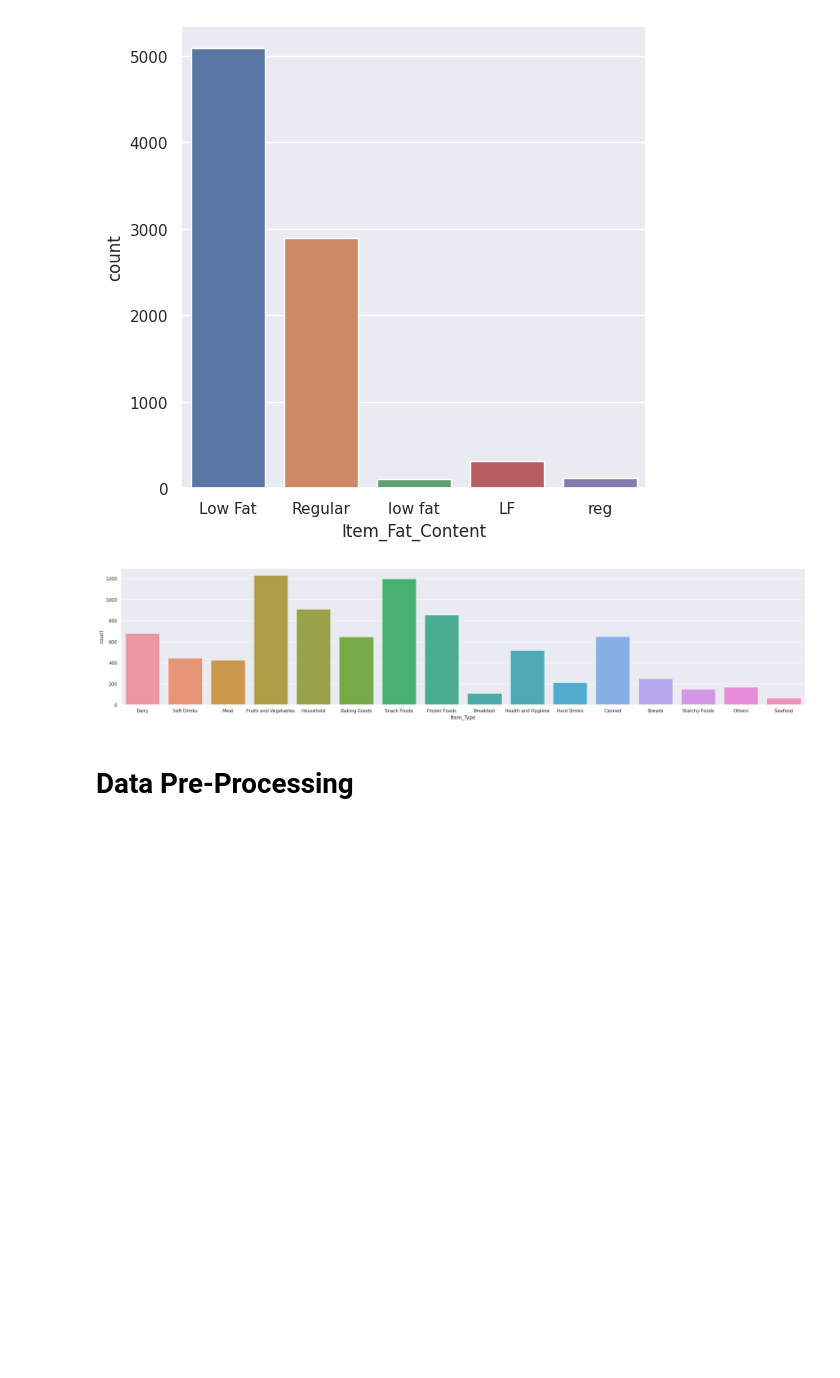
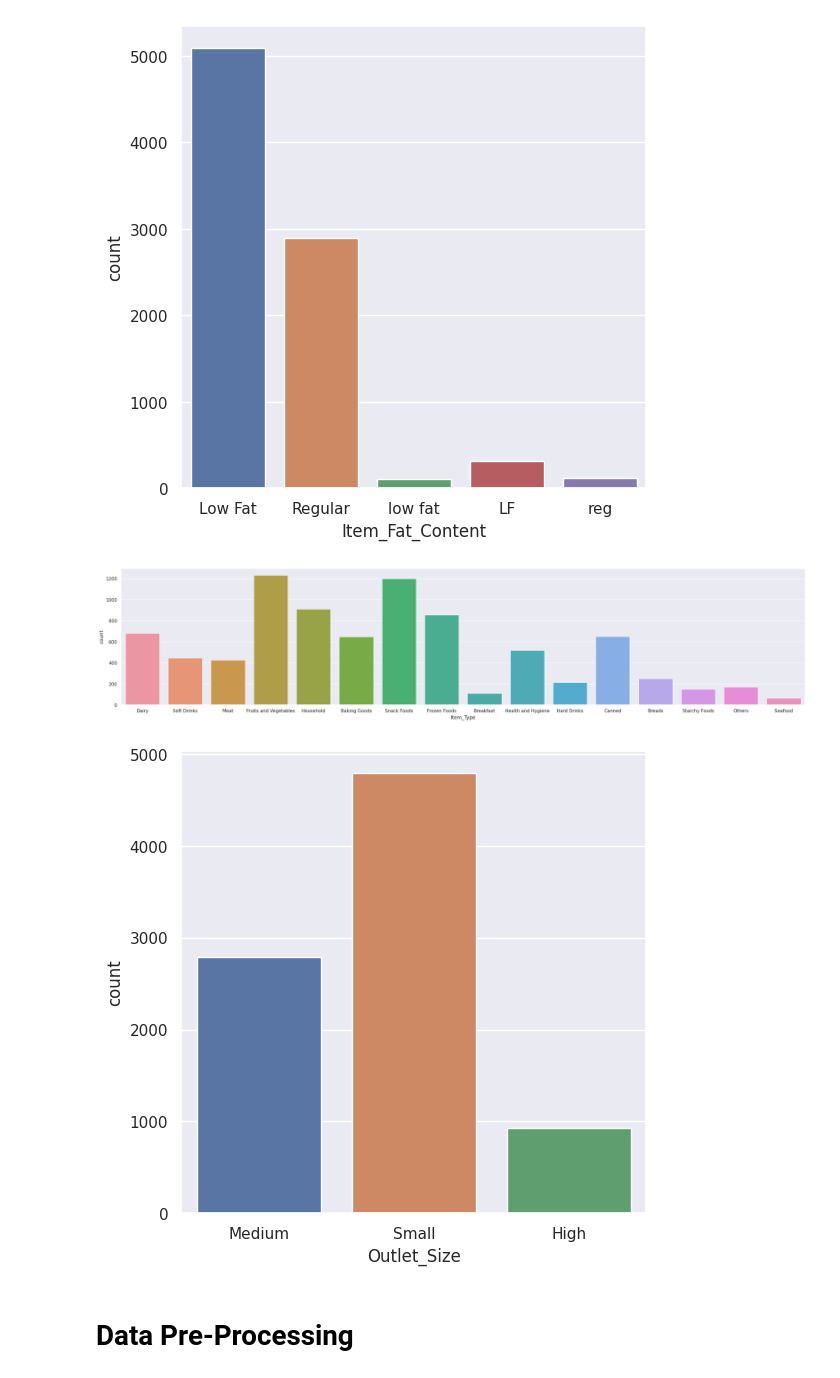
Before and after one commit to najnin26/ML_Algo_Implement, a Jupyter notebook: Regression/big-mart-sales-prediction.ipynb, the cells around one changed output. Saved outputs shown, nothing was run; the diff lists cells and outputs as text; code cells hidden in the pictures; blank space fills up the shorter version.

Commit message:
Kaggle Notebook | Big Mart Sales Prediction

```diff
--- a/Regression/big-mart-sales-prediction.ipynb
+++ b/Regression/big-mart-sales-prediction.ipynb
@@ -163,7 +164,7 @@ print(missing_values)
 8522    False
 Name: Outlet_Size, Length: 8523, dtype: bool
 # %%
-data.loc[missing_values,'Outlet_Size']=data.loc[missing_values,'Outlet_Type'].apply(lambda x:mode_of_Outlet_Size)
+data.loc[missing_values,'Outlet_Size']=data.loc[missing_values,'Outlet_Type'].apply(lambda x:mode_of_Outlet_Size[x])
 # %%
 data.isnull().sum()
 # %% [output]
@@ -302,9 +303,11 @@ plt.show()
 [figure]
 # %%
 # Outlet_Size column
-# plt.figure(figsize=(6,6))
-# sns.countplot(x='Outlet_Size', data=big_mart_data)
-# plt.show()
+plt.figure(figsize=(6,6))
+sns.countplot(x='Outlet_Size', data=data)
+plt.show()
+# %% [output]
+[figure, added]
 # %% [markdown]
 # **Data Pre-Processing**
 # %%
```
Also changed, not shown: parts of 4 cells of this notebook.
